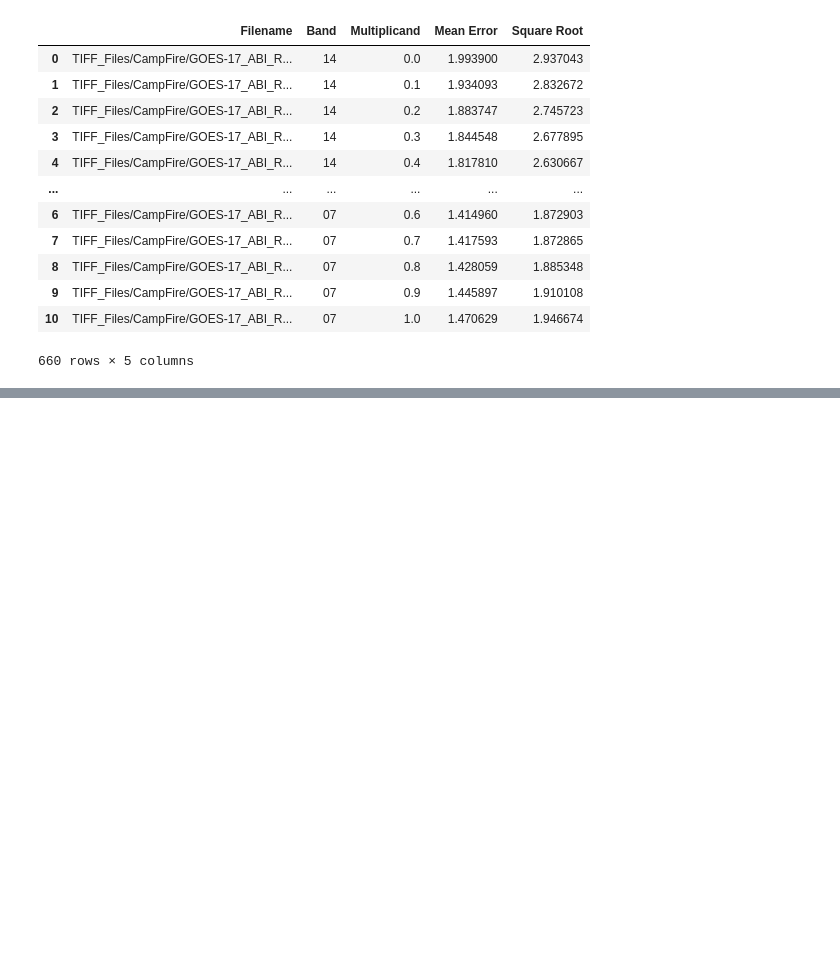
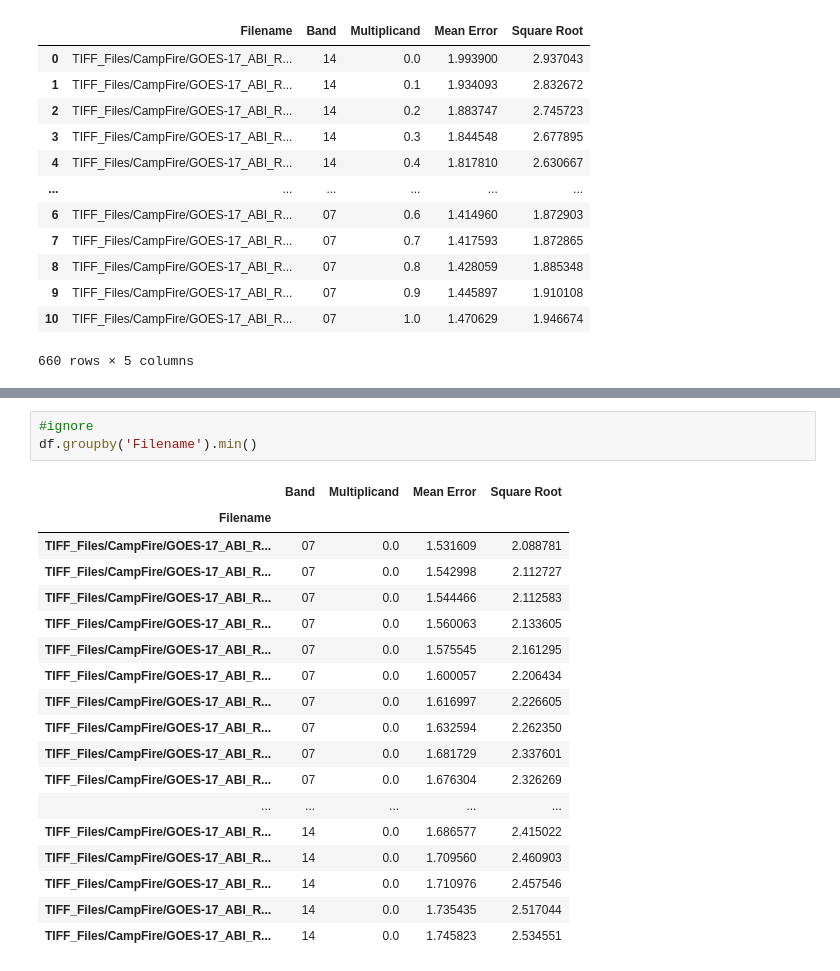
Before and after one commit to ccny-glasslab/Fires, a Jupyter notebook: JC_laplace_multiplicand.ipynb, the cells around one changed output, grey strips where cells are left out. Cells and saved outputs as stored; diff of their text form; blank space fills up the shorter version.

```diff
--- a/JC_laplace_multiplicand.ipynb
+++ b/JC_laplace_multiplicand.ipynb
@@ -148,0 +91,22 @@ plt.legend(['Band 7', 'Band 14'], frameon = False, )
+# %%
+#ignore
+df.groupby('Filename').min()
+# %% [output]
+|  | Band | Multiplicand | Mean Error | Square Root |
+| Filename |  |  |  |  |
+| TIFF_Files/CampFire/GOES-17_ABI_R... | 07 | 0.0 | 1.531609 | 2.088781 |
+| TIFF_Files/CampFire/GOES-17_ABI_R... | 07 | 0.0 | 1.542998 | 2.112727 |
+| TIFF_Files/CampFire/GOES-17_ABI_R... | 07 | 0.0 | 1.544466 | 2.112583 |
+| TIFF_Files/CampFire/GOES-17_ABI_R... | 07 | 0.0 | 1.560063 | 2.133605 |
+| TIFF_Files/CampFire/GOES-17_ABI_R... | 07 | 0.0 | 1.575545 | 2.161295 |
+| TIFF_Files/CampFire/GOES-17_ABI_R... | 07 | 0.0 | 1.600057 | 2.206434 |
+| TIFF_Files/CampFire/GOES-17_ABI_R... | 07 | 0.0 | 1.616997 | 2.226605 |
+| TIFF_Files/CampFire/GOES-17_ABI_R... | 07 | 0.0 | 1.632594 | 2.262350 |
+| TIFF_Files/CampFire/GOES-17_ABI_R... | 07 | 0.0 | 1.681729 | 2.337601 |
+| TIFF_Files/CampFire/GOES-17_ABI_R... | 07 | 0.0 | 1.676304 | 2.326269 |
+| ... | ... | ... | ... | ... |
+| TIFF_Files/CampFire/GOES-17_ABI_R... | 14 | 0.0 | 1.686577 | 2.415022 |
+| TIFF_Files/CampFire/GOES-17_ABI_R... | 14 | 0.0 | 1.709560 | 2.460903 |
+| TIFF_Files/CampFire/GOES-17_ABI_R... | 14 | 0.0 | 1.710976 | 2.457546 |
+| TIFF_Files/CampFire/GOES-17_ABI_R... | 14 | 0.0 | 1.735435 | 2.517044 |
+| TIFF_Files/CampFire/GOES-17_ABI_R... | 14 | 0.0 | 1.745823 | 2.534551 |
```
Also changed, not shown: parts of 8 cells of this notebook.
